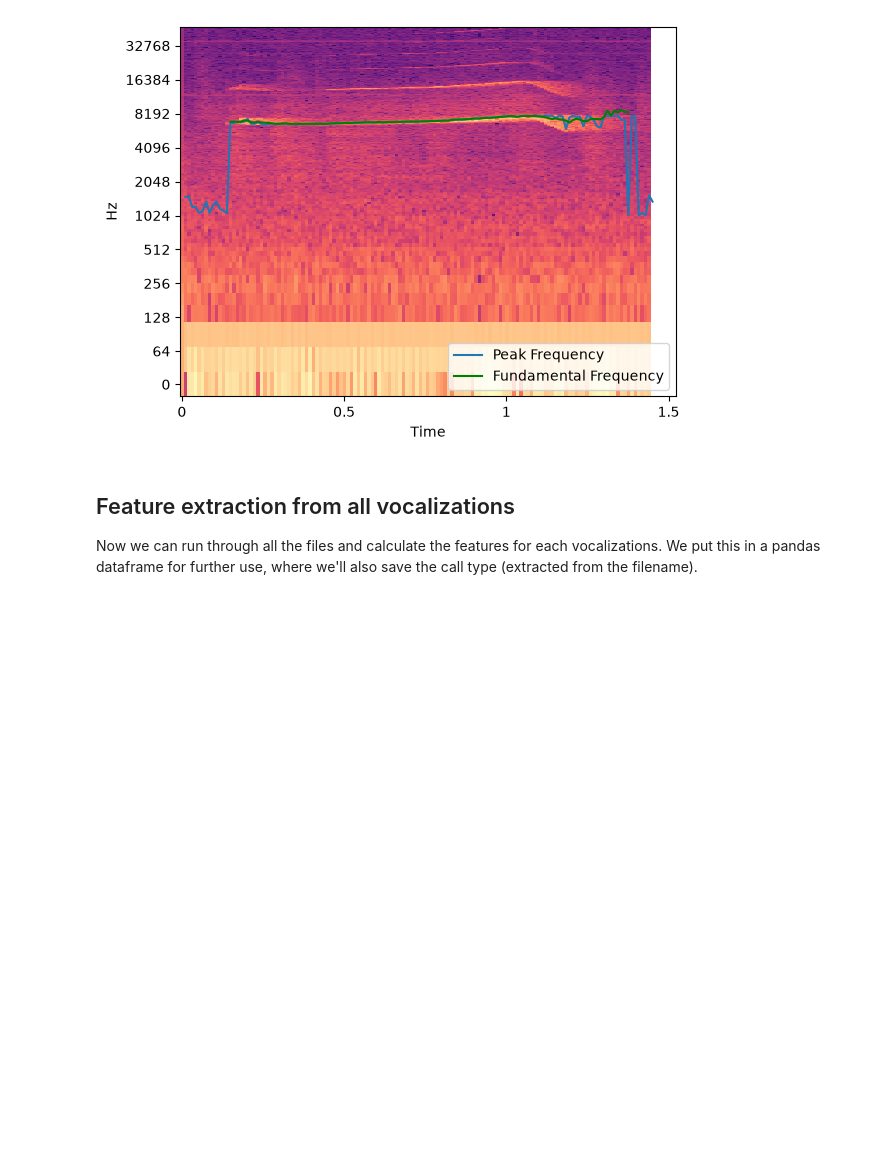
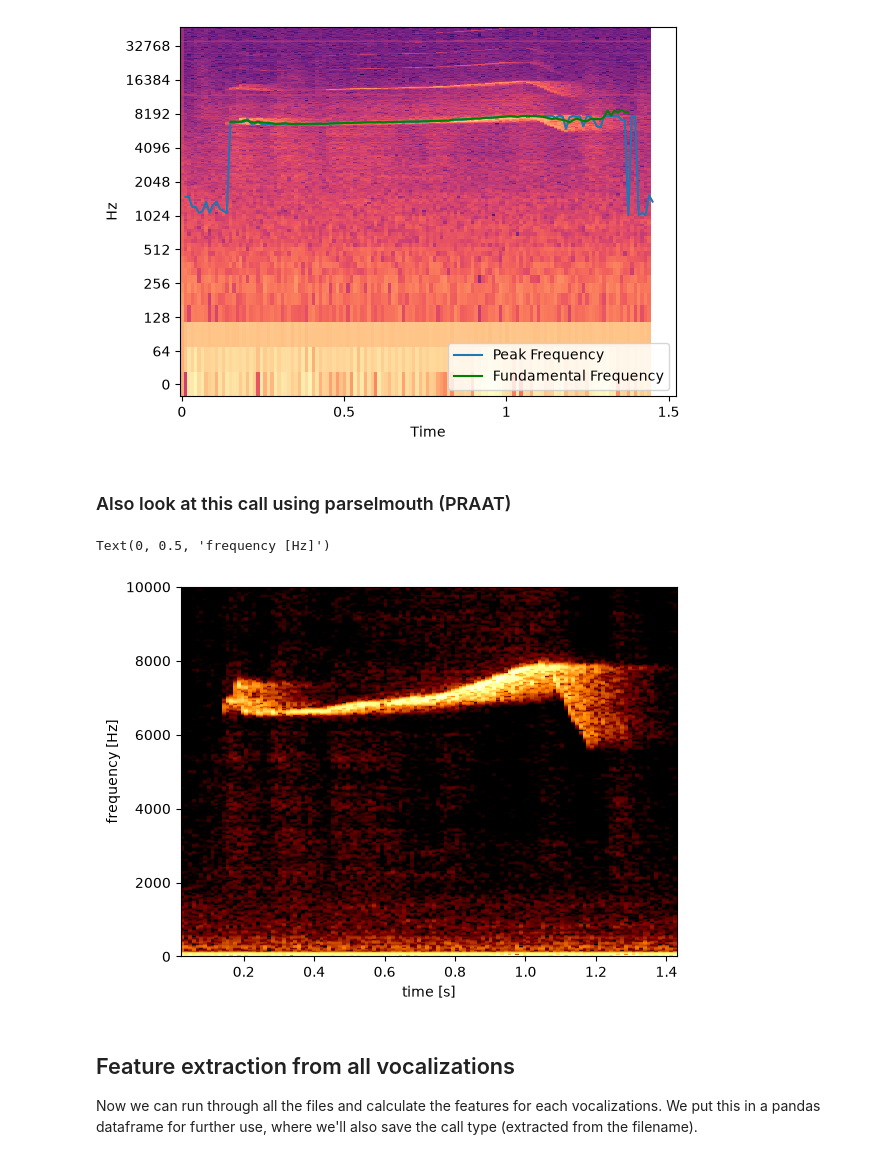
Before and after one commit to DoriMG/AnimalBehaviourLiveWorkshop, a Jupyter notebook: 2_feature_extraction.ipynb, the cells around one changed output. Saved outputs shown, nothing was run; the diff lists cells and outputs as text; code cells hidden in the pictures; blank space fills up the shorter version.

Commit message:
added praat spec

```diff
--- a/2_feature_extraction.ipynb
+++ b/2_feature_extraction.ipynb
@@ -105,6 +105,23 @@ ax.legend(loc='lower right')
 # %% [output]
 <matplotlib.legend.Legend at 0x...>
 [figure]
+# %% [markdown]
+### Also look at this call using parselmouth (PRAAT)
+# %%
+import parselmouth
+snd = parselmouth.Sound(file)
+
+spectrogram = snd.to_spectrogram(maximum_frequency=fmax, window_length = n_fft/sr, time_step=hop_length/sr)
+plt.figure()
+X, Y = spectrogram.x_grid(), spectrogram.y_grid()
+sg_db = 10 * np.log10(spectrogram.values)
+plt.pcolormesh(X, Y, sg_db, vmin=sg_db.max() - 70, cmap='afmhot')
+plt.ylim([spectrogram.ymin, spectrogram.ymax])
+plt.xlabel("time [s]")
+plt.ylabel("frequency [Hz]")
+# %% [output]
+Text(0, 0.5, 'frequency [Hz]')
+[figure, added]
 # %% [markdown]
 ## Feature extraction from all vocalizations
 Now we can run through all the files and calculate the features for each vocalizations. We put this in a pandas dataframe for further use, where we'll also save the call type (extracted from the filename).
```
Also changed, not shown: parts of 2 cells of this notebook.
